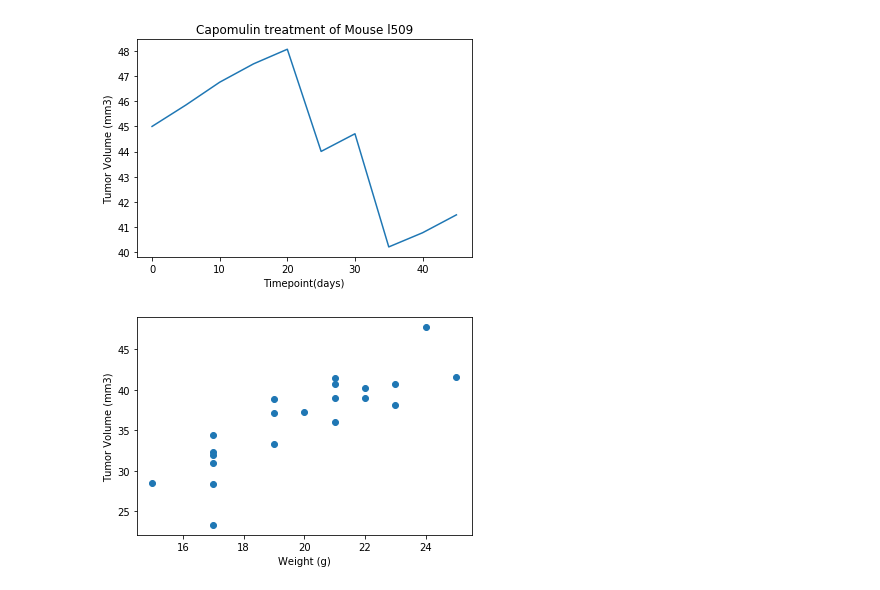
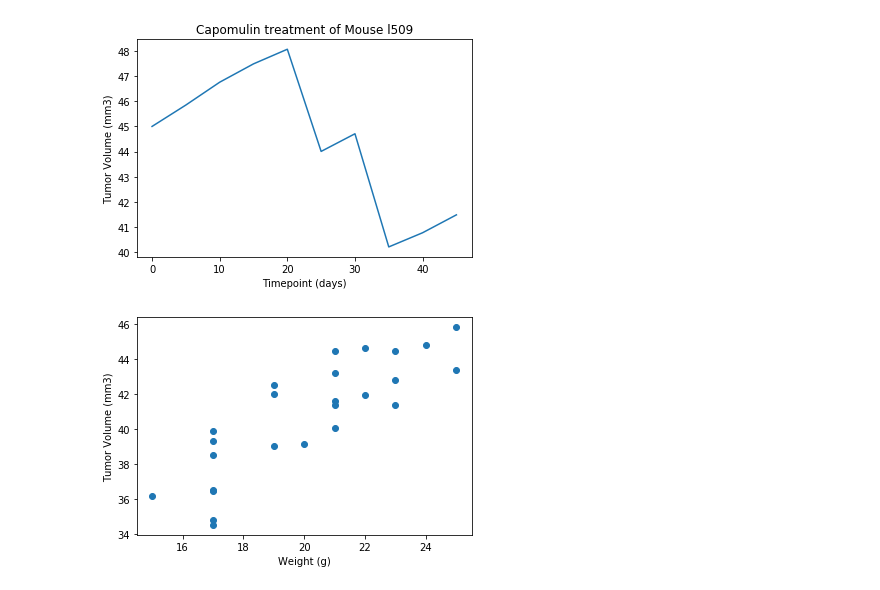
Before and after one commit to darchoco/matplotlib-challenge, a Jupyter notebook: pymaceuticals_starter.ipynb, the cells around one changed output. Drawn from its saved outputs; the diff is of its cells as text; code cells hidden in the pictures.

Commit message:
final cleanup of data and graphs, removed unnecessary lines

```diff
--- a/pymaceuticals_starter.ipynb
+++ b/pymaceuticals_starter.ipynb
@@ -220,15 +203,15 @@ Text(0.5, 1.0, 'Capomulin treatment of Mouse l509')
 [figure]
 # %%
 # Generate a scatter plot of mouse weight versus average tumor volume for the Capomulin regimen
-capomulin_df =final_tumor.loc[(final_tumor["Drug Regimen"] =="Capomulin")]
+capomulin_df =combined_study_data.loc[(combined_study_data["Drug Regimen"] =="Capomulin")]
 capomulin_df_tumor = capomulin_df[["Weight (g)","Tumor Volume (mm3)", "Mouse ID"]]
 capomulin_df_tumor = capomulin_df_tumor.groupby("Mouse ID").mean()
 #capomulin_df_weight = capomulin_df_tumor
 x_values = capomulin_df_tumor["Weight (g)"]
 y_values = capomulin_df_tumor["Tumor Volume (mm3)"]
 plt.scatter(x_values,y_values )
 plt.xlabel("Weight (g)")
 plt.ylabel("Tumor Volume (mm3)")
 plt.show()
 # %% [output]
-[figure, old version]
+[figure, new version]
```
Also changed, not shown: parts of 9 cells of this notebook.
